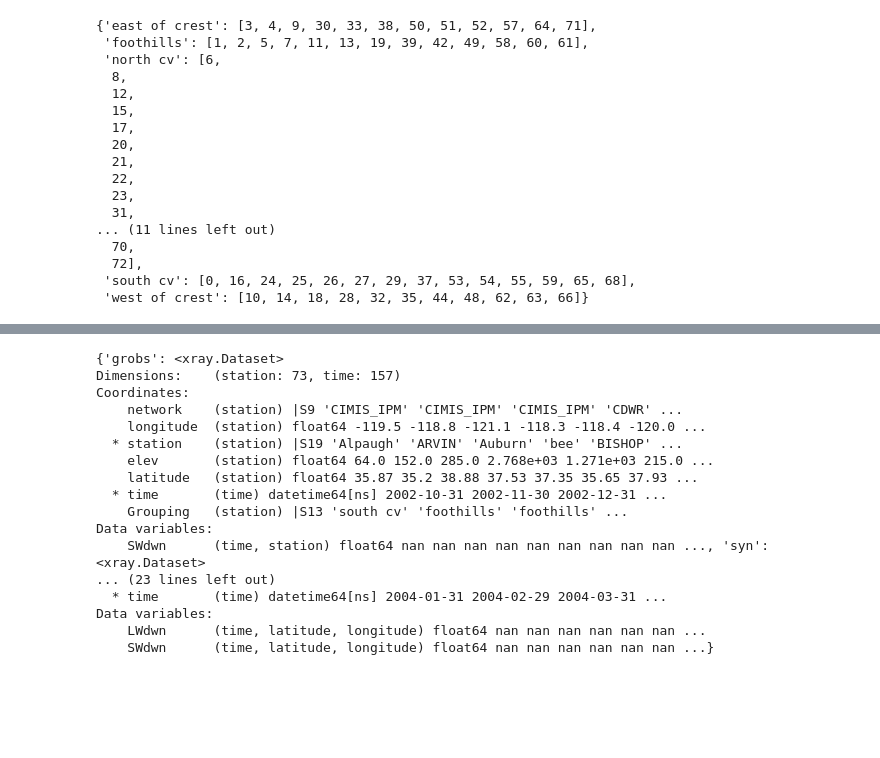
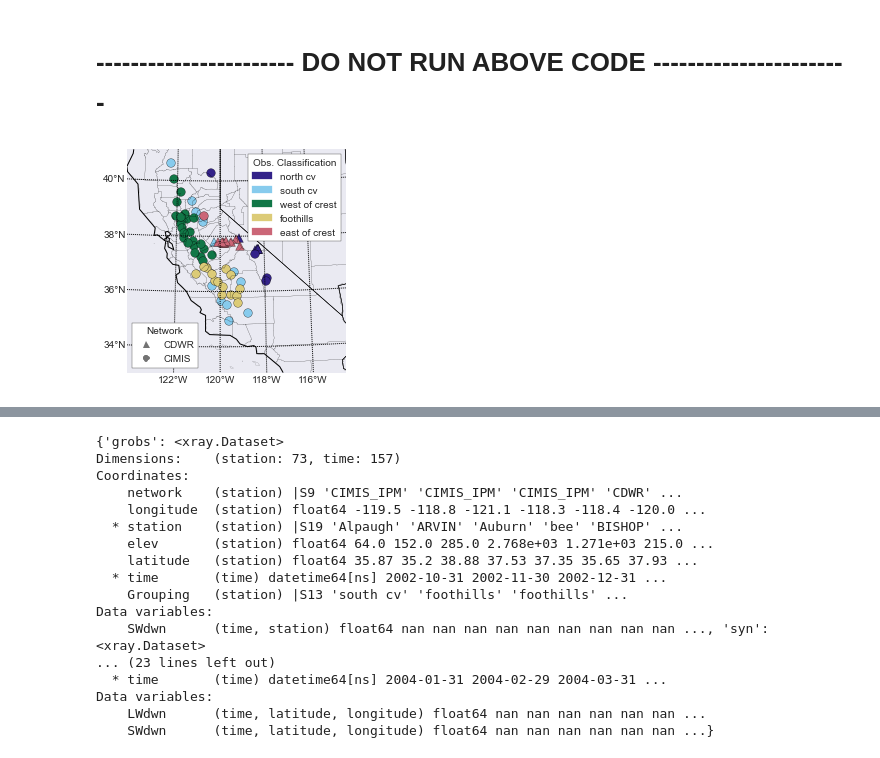
Before and after one commit to klapo/CalRad, a Jupyter notebook: CR.StatisticsMaps.Master.ipynb, the cells around one changed output, grey strips where cells are left out. Drawn from its saved outputs; the diff is of its cells as text; code cells hidden in the pictures; blank space fills up the shorter version.

```diff
--- a/CR.StatisticsMaps.Master.ipynb
+++ b/CR.StatisticsMaps.Master.ipynb
@@ -344,3 +359,5 @@ grobs_month.to_netcdf('CA.grobs.irrad.monthly.nc')
+# %% [markdown]
+# ----------------------- DO NOT RUN ABOVE CODE -----------------------
 # %%
 #### Descriptive Maps of Ground Observation Stations
 ## Plot station distribution
@@ -353,7 +370,7 @@ dir_bmap = '/Users/karllapo/gdrive/SnowHydrology/proj/CloudClimatology/data/base
 lon_stat = grobs.longitude.values
 lat_stat = grobs.latitude.values
 
-bmp,bmd = build_basemap(lon_stat,lat_stat,dir_bmap,'CA.Domain.bmp.pickle',rewrite=True)
+bmp,bmd = build_basemap(lon_stat,lat_stat,dir_bmap,'CA.Domain.bmp.pickle')
 lat_labels = np.arange(34,42,2)
 lon_labels = np.arange(-116.,-124.,-2)
 
@@ -385,58 +402,35 @@ bmp.drawcoastlines()
 bmp.drawcounties()
 
 ## Format -- legend properties
 # Group classification -- colors
 grouping = ['north cv','south cv','west of crest','foothills','east of crest']
 h1 = [matplotlib.patches.Patch(color=colsche[n,:], label=gr) \
           for n,gr in enumerate(grouping)]
 leg = plt.legend(handles=h1,frameon=True)
 leg.set_title('Obs. Classification')
 leg.get_frame().set_edgecolor('k')
 leg.get_frame().set_facecolor('w')
 # Add the legend manually to the current Axes.
 ax = plt.gca().add_artist(leg)
 
 # Network type -- shapes
 import matplotlib.lines as mlines
 markertype = ['^','o']
 label = ['CDWR','CIMIS']
 gray_color = np.divide(np.array([115.,115.,115.]),256.)
 h2 = [mlines.Line2D([],[],marker=mt,color=gray_color, label=lab, linestyle='none') \
           for mt,lab in zip(markertype,label)]
 leg = plt.legend(handles=h2,frameon=True,loc=3)
 leg.set_title('Network')
 leg.get_frame().set_edgecolor('k')
 leg.get_frame().set_facecolor('w')
 
 # Print
 os.chdir(dir_print)
 fname = 'GrObs.Groups.png'
 f.savefig(fname)
-
-# To do:
-# [x] manually create legend to indicate shape difference in network
-# fill ocean with light blue color
-# Draw study domain
+# %% [output]
+[figure, added]
-# %%
-grobs.groupby('Grouping').groups
-# %% [output]
-{'east of crest': [3, 4, 9, 30, 33, 38, 50, 51, 52, 57, 64, 71],
- 'foothills': [1, 2, 5, 7, 11, 13, 19, 39, 42, 49, 58, 60, 61],
- 'north cv': [6,
-  8,
-  12,
-  15,
-  17,
-  20,
-  21,
-  22,
-  23,
-  31,
-... (11 lines left out)
-  70,
-  72],
- 'south cv': [0, 16, 24, 25, 26, 27, 29, 37, 53, 54, 55, 59, 65, 68],
- 'west of crest': [10, 14, 18, 28, 32, 35, 44, 48, 62, 63, 66]}
 # %%
 #### Descriptive Maps of Ground Observation Stations
 ## Plot station distribution
```
Also changed, not shown: parts of 8 cells of this notebook.
